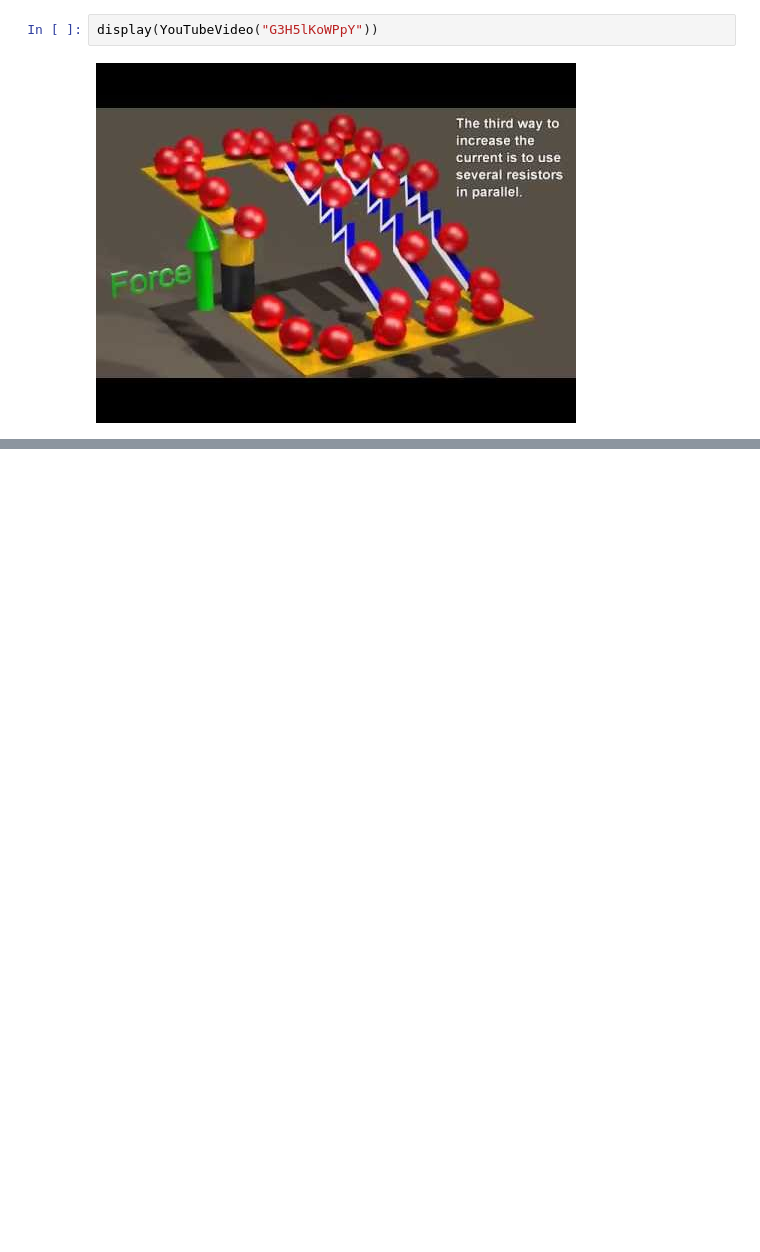
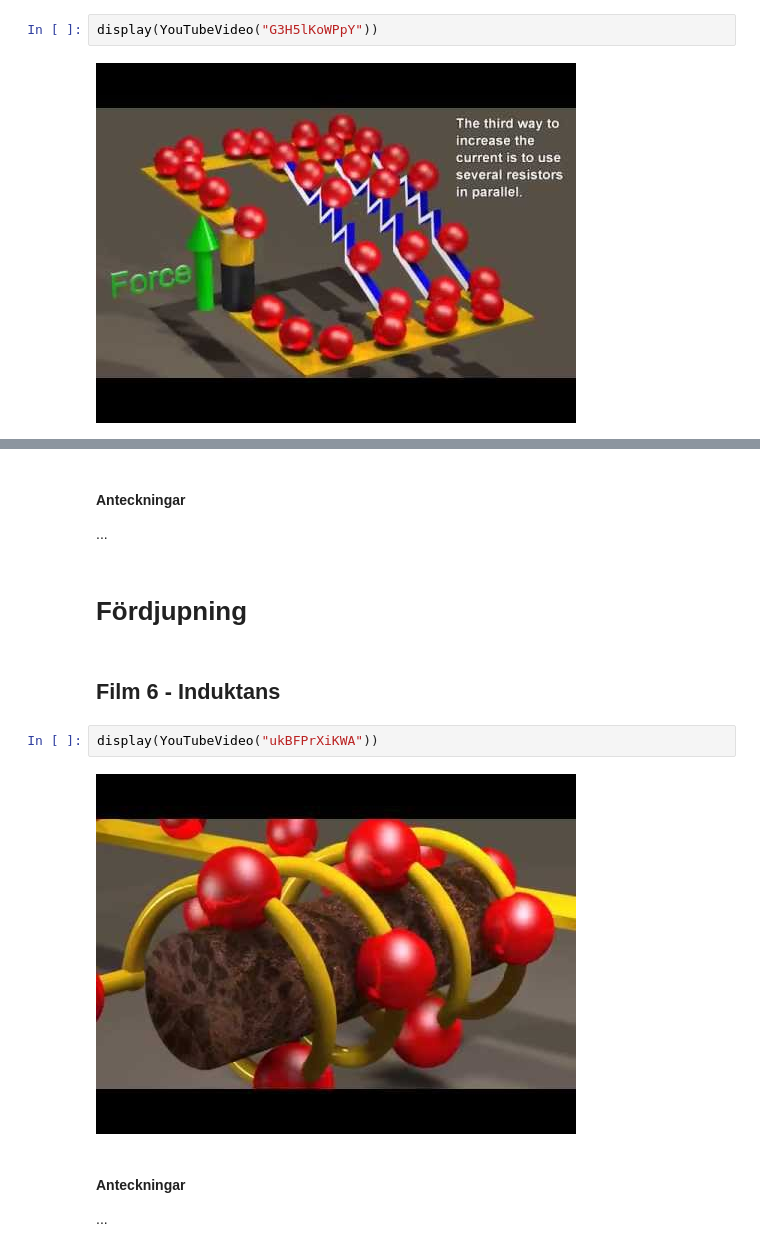
Before and after one commit to consideRatio/jupyter-se-physics, a Jupyter notebook: filmer/ellara.ipynb, the cells around one changed output, grey strips where cells are left out. Saved outputs shown, nothing was run; the diff lists cells and outputs as text; blank space fills up the shorter version.

```diff
--- a/filmer/ellara_kapitel-8.ipynb
+++ b/filmer/ellara.ipynb
@@ -36,0 +47,14 @@ display(YouTubeVideo("G3H5lKoWPpY"))
+# %% [markdown]
+#### Anteckningar
+...
+# %% [markdown]
+# Fördjupning
+# %% [markdown]
+## Film 6 - Induktans
+# %%
+display(YouTubeVideo("ukBFPrXiKWA"))
+# %% [output]
+[figure, added]
+# %% [markdown]
+#### Anteckningar
+...
```
Also changed, not shown: parts of 11 cells of this notebook, 2 other files.
